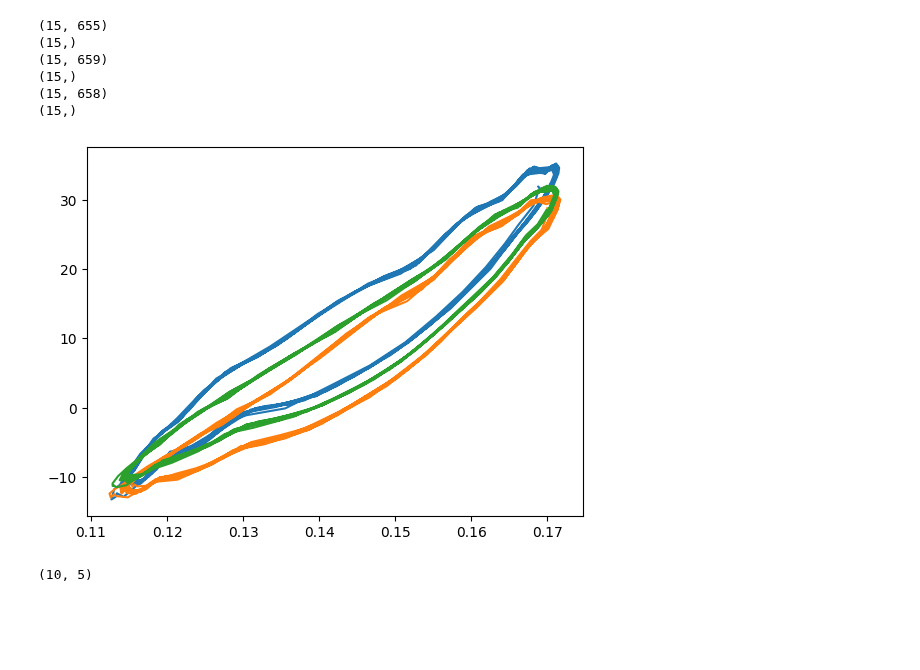
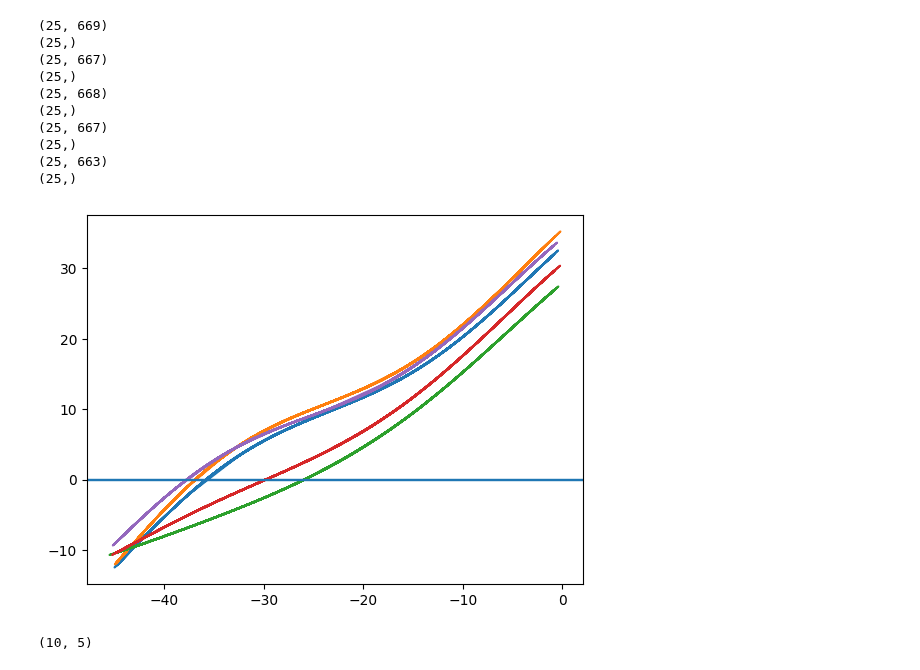
Before and after one commit to JGSuw/hsa_hopper_control, a Jupyter notebook: notebooks/hsa_identification.ipynb, the cells around one changed output. Saved outputs shown, nothing was run; the diff lists cells and outputs as text; code cells hidden in the pictures; blank space fills up the shorter version.

```diff
--- a/notebooks/hsa_identification.ipynb
+++ b/notebooks/hsa_identification.ipynb
@@ -101,7 +93,7 @@ def compute_kinematics(df: pd.DataFrame, params: KinematicParameters):
 """
 Load all data from the HSA characterization dataset
 """
-experiment_folder = r'/home/joseph/workspaces/hsa_hopper/hsa_hopper_control/data/hsa_identification/2025-04-10_1744325155'
+experiment_folder = r'/home/joseph/workspaces/hsa_hopper/hsa_hopper_control/data/4_14_25/hsa_identification/2025-04-14_1744663626'
 
 with open(os.path.join(experiment_folder, 'experiment_config.yaml'), 'r') as f:
     experiment_config = yaml.load(f, yaml.Loader)
@@ -308,24 +300,31 @@ hsa_model.b
 # %%
 fig, axs = plt.subplots()
 for psi in twist_angles:
     frame = df['psi'] == psi
+    x = df.loc[frame, 'x_rad'].to_numpy()[1000:-1000:10]
     l = df.loc[frame, 'l_m'].to_numpy()[1000:-1000:10]
     ldot = df.loc[frame, 'ldot'].to_numpy()[1000:-1000:10]
     kc,kd,dkc,dkd = hsa_model.covectors(l,ldot,psi,grad=True)
     print(kc.shape)
     print(hsa_model.w_c.shape)
     spring_force = np.dot(hsa_model.w_c,dkc)+hsa_model.K*l + hsa_model.F0
     damp_force = np.dot(hsa_model.w_d,dkd) + ldot*hsa_model.b
     # plt.plot(ldot,damp_force)
-    plt.plot(l,spring_force+damp_force)
+    # plt.plot(l,spring_force+damp_force)
+    plt.plot(x*180/np.pi, spring_force)
+    plt.axhline(0)
 # %% [output]
-(15, 655)
-(15,)
-(15, 659)
-(15,)
-(15, 658)
-(15,)
+(25, 669)
+(25,)
+(25, 667)
+(25,)
+(25, 668)
+(25,)
+(25, 667)
+(25,)
+(25, 663)
+(25,)
-[figure, old version]
+[figure, new version]
 # %%
 l = np.random.rand(10,5)
 ldot = np.random.rand(10,5)
```
Also changed, not shown: parts of 5 cells of this notebook, 3 other files.
